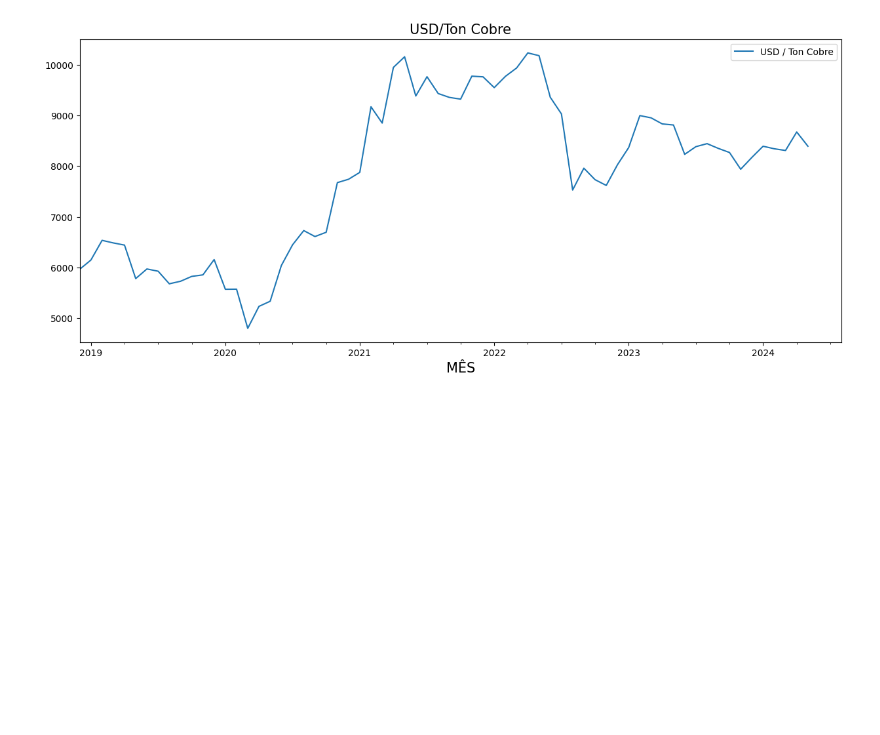
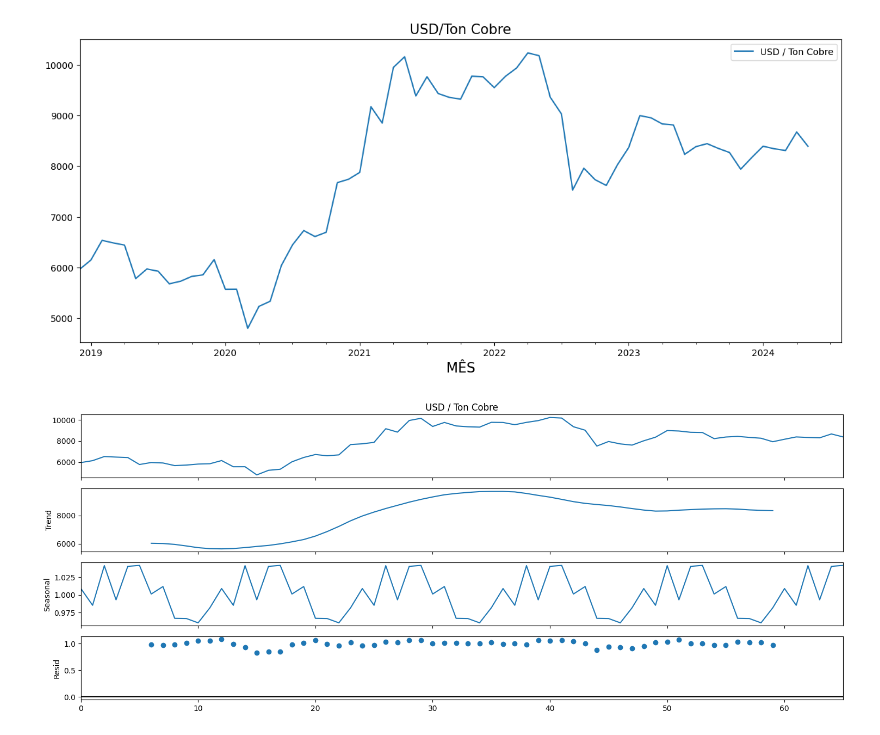
Before and after one commit to AxeShallFall/Projeto_Previsao_LME, a Jupyter notebook: lme.ipynb, the cells around one changed output. Cells and saved outputs as stored; diff of their text form; code cells hidden in the pictures; blank space fills up the shorter version.

```diff
--- a/lme.ipynb
+++ b/lme.ipynb
@@ -111,0 +116,7 @@ plt.show()
+# %%
+decomposicao = seasonal_decompose(dfcobre['USD / Ton Cobre'], model='multiplicative', period=12)  # Ajuste o período conforme necessário
+fig = decomposicao.plot()
+plt.tight_layout()
+plt.show()
+# %% [output]
+[figure, added]
```
Also changed, not shown: parts of 6 cells of this notebook, 1 other file.
